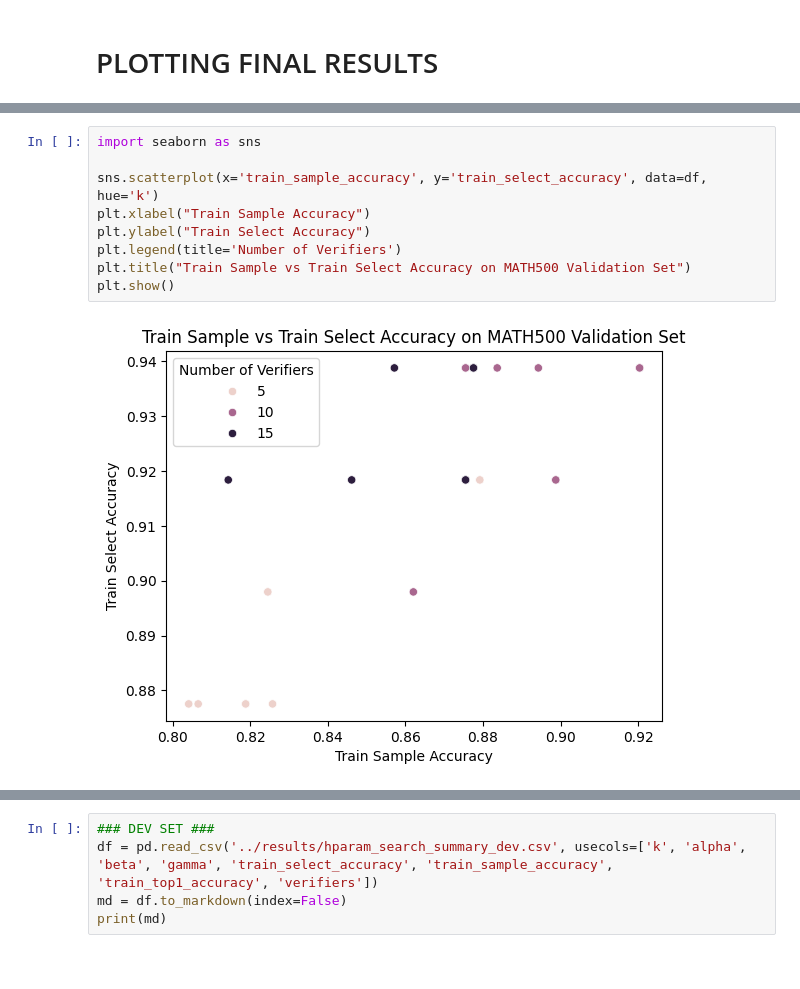
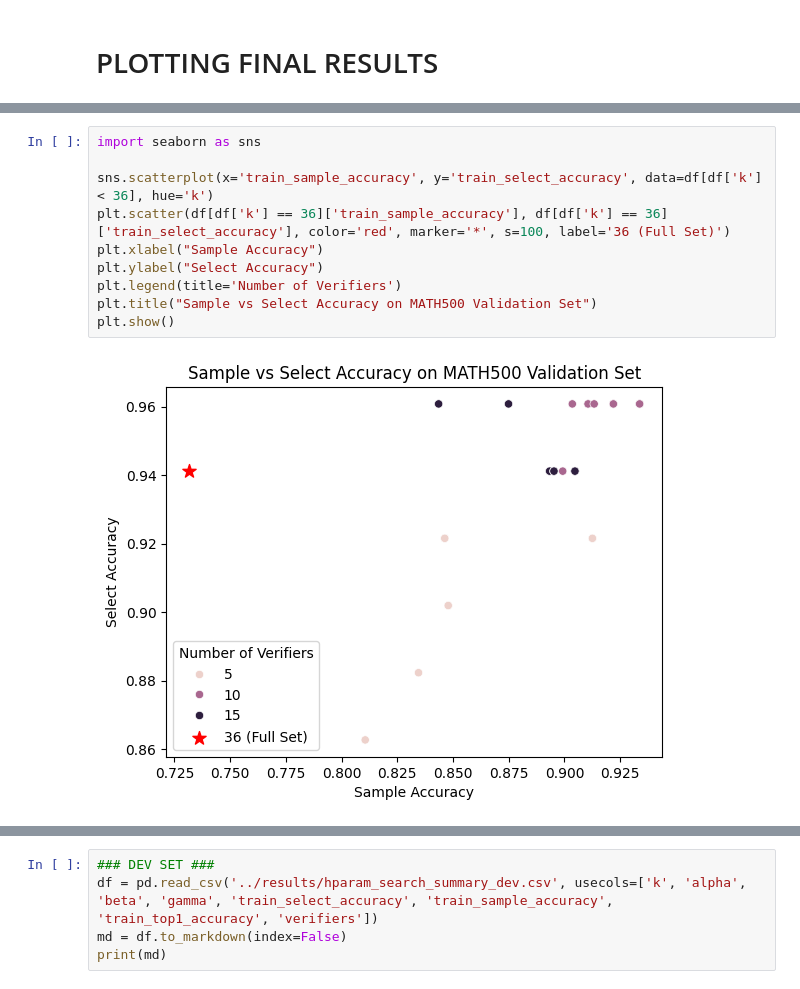
Before and after one commit to poonamsahoo/scaling-verification, a Jupyter notebook: verifier_selection/hparam_search.ipynb, the cells around one changed output, grey strips where cells are left out. Cells and saved outputs as stored; diff of their text form.

Commit message:
reran full weaver set into results df

```diff
--- a/verifier_selection/hparam_search.ipynb
+++ b/verifier_selection/hparam_search.ipynb
@@ -84,14 +84,15 @@ print(md)
 # %%
 import seaborn as sns
 
-sns.scatterplot(x='train_sample_accuracy', y='train_select_accuracy', data=df, hue='k')
-plt.xlabel("Train Sample Accuracy")
-plt.ylabel("Train Select Accuracy")
+sns.scatterplot(x='train_sample_accuracy', y='train_select_accuracy', data=df[df['k'] < 36], hue='k')
+plt.scatter(df[df['k'] == 36]['train_sample_accuracy'], df[df['k'] == 36]['train_select_accuracy'], color='red', marker='*', s=100, label='36 (Full Set)')
+plt.xlabel("Sample Accuracy")
+plt.ylabel("Select Accuracy")
 plt.legend(title='Number of Verifiers')
-plt.title("Train Sample vs Train Select Accuracy on MATH500 Validation Set")
+plt.title("Sample vs Select Accuracy on MATH500 Validation Set")
 plt.show()
 # %% [output]
-[figure, old version]
+[figure, new version]
 # %%
 sorted = df.sort_values(by='train_sample_accuracy', ascending=False)
 print(sorted.to_markdown(index=False))
```
Also changed, not shown: parts of 2 cells of this notebook, 13 other files.
